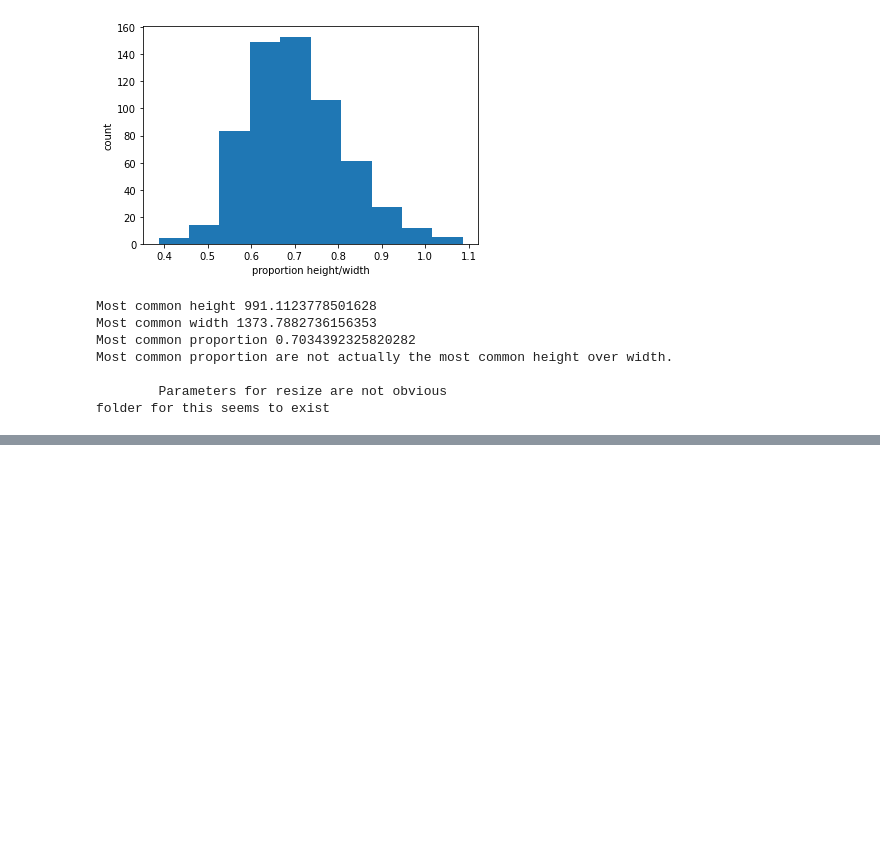
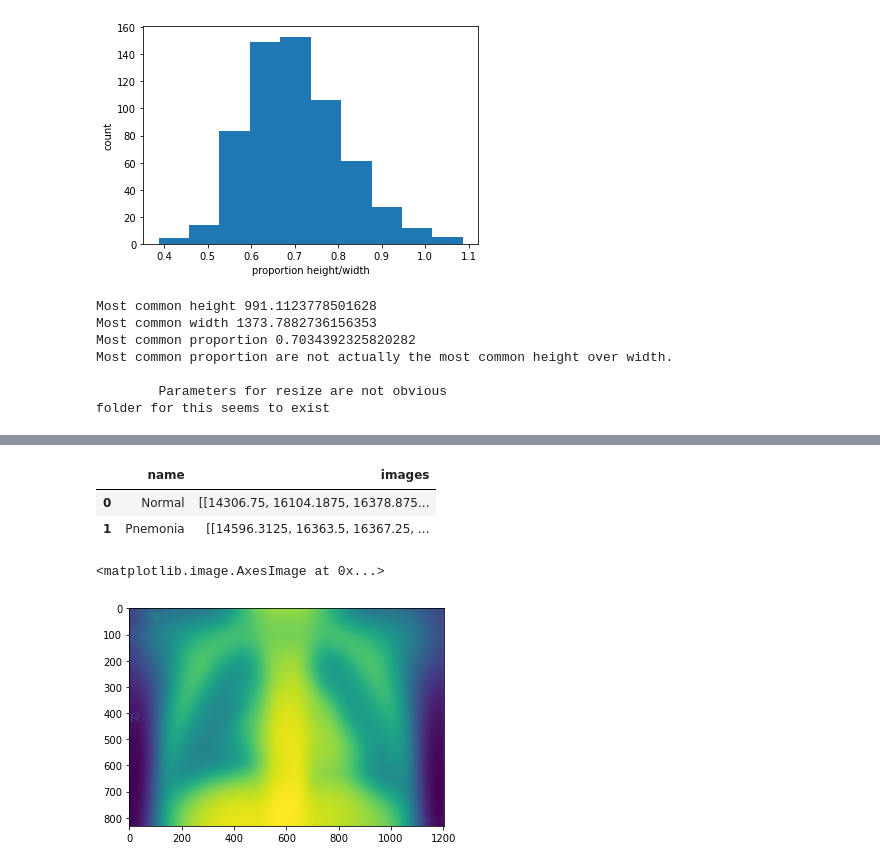
Before and after one commit to drcandacemakedamoore/cleanX, a Jupyter notebook: workflow_demo/cleanX_run_example.ipynb, the cells around one changed output, grey strips where cells are left out. Saved outputs shown, nothing was run; the diff lists cells and outputs as text; code cells hidden in the pictures; blank space fills up the shorter version.

```diff
--- a/workflow_demo/cleanX_run_example.ipynb
+++ b/workflow_demo/cleanX_run_example.ipynb
@@ -416,0 +452,14 @@ for file in os.listdir(g):
+# %%
+# lets make averages of pathological versus non-path, or whatever our labels a re
+lotus2 = cx.avg_image_maker_by_label(example_train_csv,'X_ray_image_name', 'Label',origin_folder)
+lotus2
+# %% [output]
+|  | name | images |
+| 0 | Normal | [[14306.75, 16104.1875, 16378.875... |
+| 1 | Pnemonia | [[14596.3125, 16363.5, 16367.25, ... |
+# %%
+one = lotus2.images[1]
+plt.imshow(one)
+# %% [output]
+<matplotlib.image.AxesImage at 0x...>
+[figure, added]
```
Also changed, not shown: parts of 11 cells of this notebook, 1 other file.
